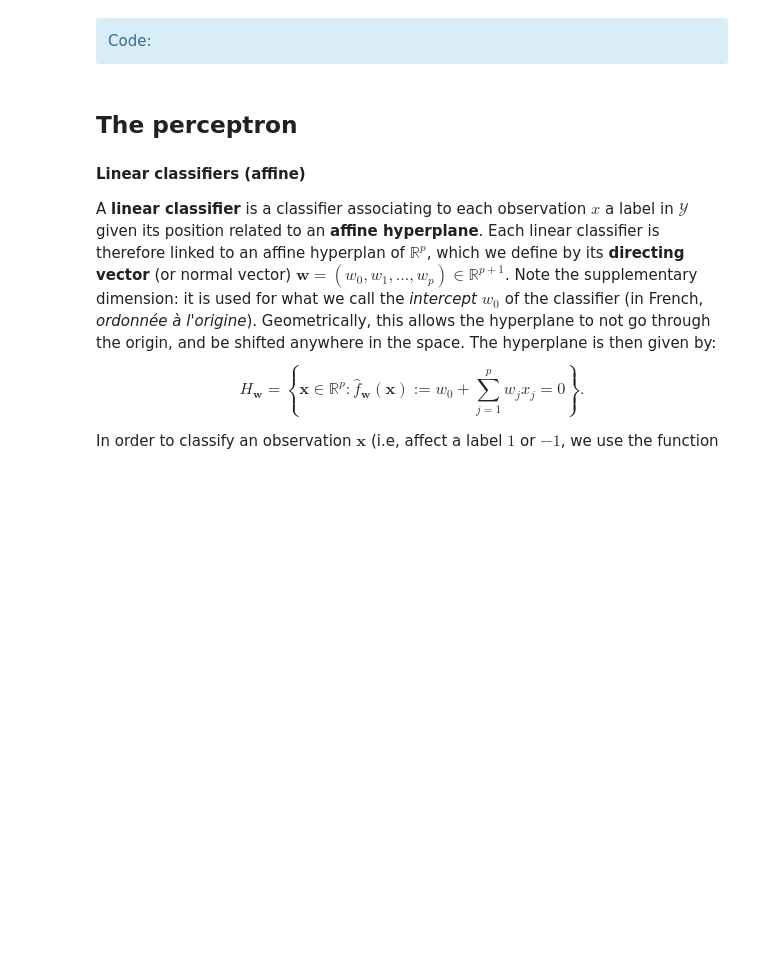
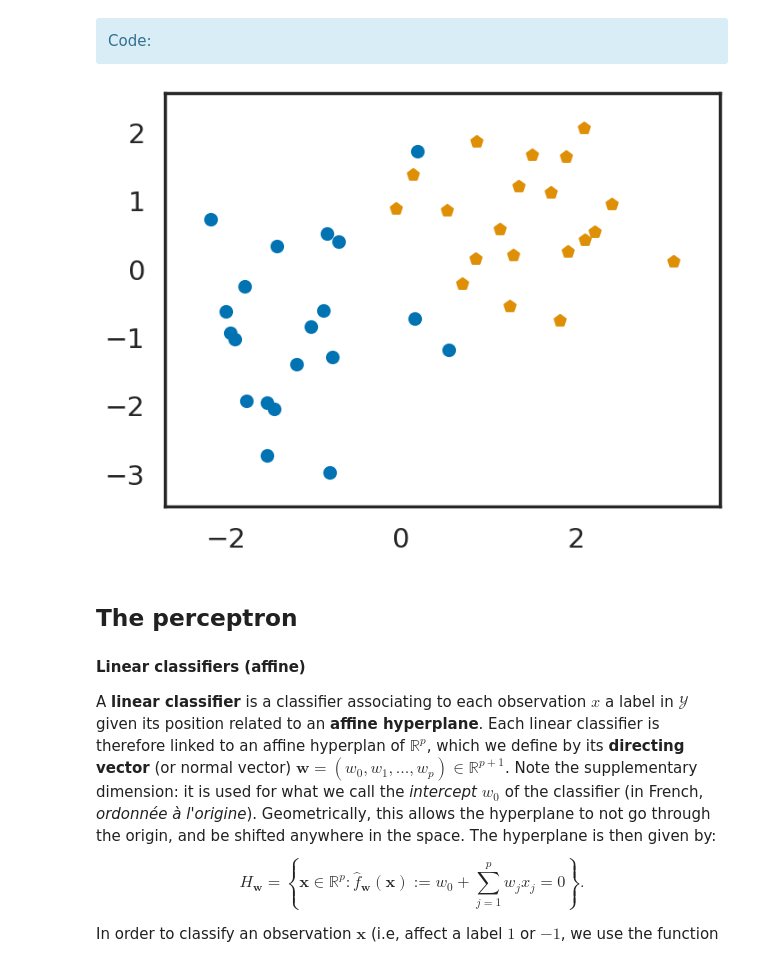
Before and after one commit to yurialvizi/SI221B-TP4, a Jupyter notebook: notebook.ipynb, the cells around one changed output. Drawn from its saved outputs; the diff is of its cells as text; code cells hidden in the pictures; blank space fills up the shorter version.

```diff
--- a/notebook.ipynb
+++ b/notebook.ipynb
@@ -120,0 +145,9 @@ def rand_bi_gauss(n1=100, n2=100, mu1=[1, 1], mu2=[-1, -1], sigmas1=[0.1, 0.1],
+# %%
+n1 = 20
+n2 = 20
+mu1 = [1., 1.]
+mu2 = [-1., -1.]
+sigmas1 = [0.9, 0.9]
+sigmas2 = [0.9, 0.9]
+X1, y1 = rand_bi_gauss(n1, n2, mu1, mu2, sigmas1, sigmas2)
+X1
@@ -158,6 +216,9 @@ def plot_2d(X, y, w=None, step=50, alpha_choice=1):
             Code:</div>
 # %%
 # Plot your generated data
+plot_2d(X1, y1)
+# %% [output]
+[figure, added]
 # %% [markdown]
 ## The perceptron
 
```
Also changed, not shown: parts of 25 cells of this notebook.
